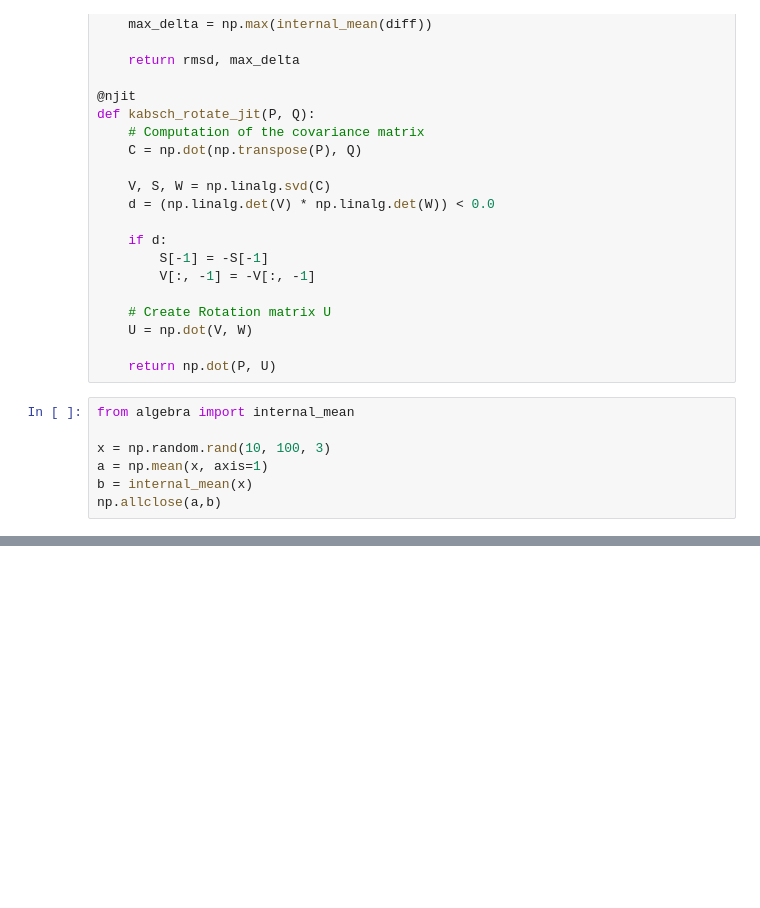
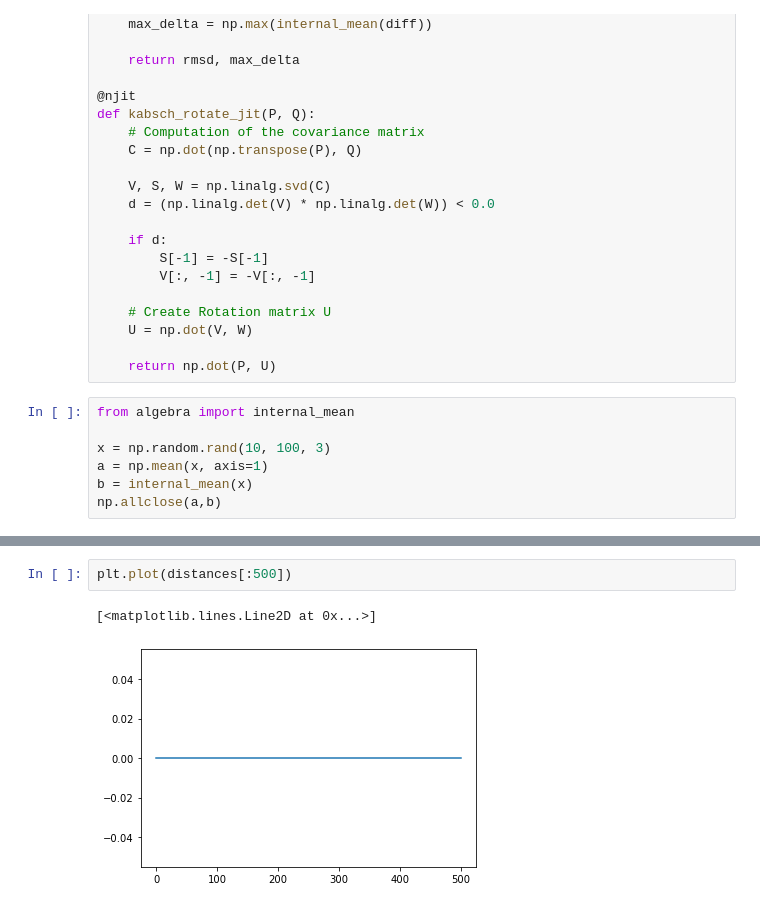
Before and after one commit to ntampellini/TSCoDe, a Jupyter notebook: tscode/test.ipynb, the cells around one changed output, grey strips where cells are left out. Saved outputs shown, nothing was run; the diff lists cells and outputs as text; blank space fills up the shorter version.

```diff
--- a/tscode/test.ipynb
+++ b/tscode/test.ipynb
@@ -192,0 +577,5 @@ ValueError: list.remove(x): x not in list
+# %%
+plt.plot(distances[:500])
+# %% [output]
+[<matplotlib.lines.Line2D at 0x...>]
+[figure, added]
```
Also changed, not shown: parts of 65 cells of this notebook, 1 other file.
